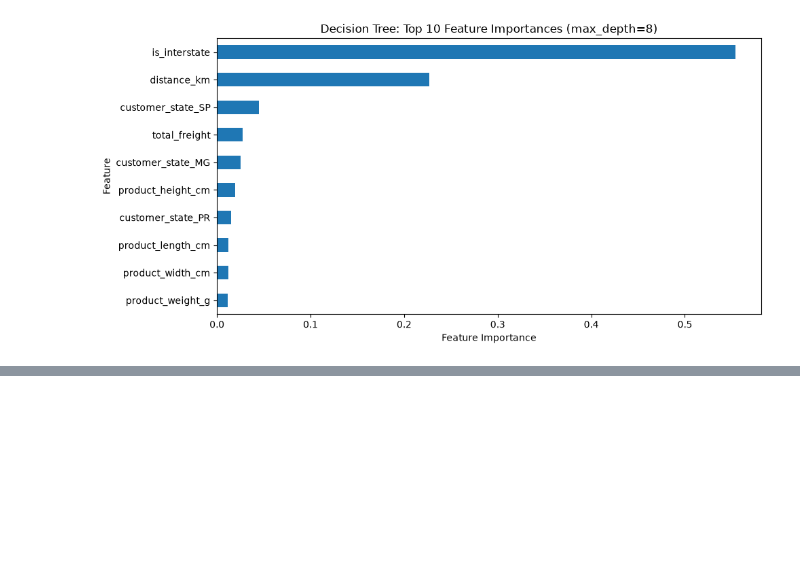
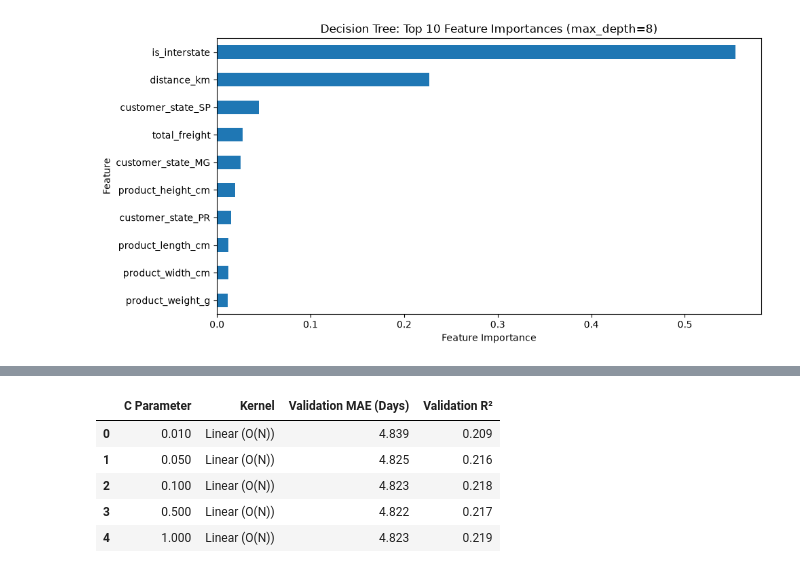
Before and after one commit to hemnath-28/ML-Evaulation-, a Jupyter notebook: regression.ipynb, the cells around one changed output, grey strips where cells are left out. Drawn from its saved outputs; the diff is of its cells as text; code cells hidden in the pictures; blank space fills up the shorter version.

Commit message:
Gradient Boosting Regressor,Support Vector Regressor

```diff
--- a/regression.ipynb
+++ b/regression.ipynb
@@ -2318,0 +2433,91 @@ Best Validation R²: 0.2609
+# %%
+# ============================================================
+# ALGORITHM 9: Support Vector Regression (LinearSVR — O(N) Efficiency)
+# Rubric: Scale features first; tune C and kernel
+# Efficient O(N) Protocol: Linear kernel via LIBLINEAR with C tuning
+# ============================================================
+import pandas as pd
+import numpy as np
+from sklearn.svm import LinearSVR
+from sklearn.model_selection import train_test_split
+from sklearn.metrics import mean_absolute_error, mean_squared_error, r2_score
+
+# ------------------------------------------------------------
+# 1. Validation Split from Training Data (80% Train-Sub / 20% Val)
+# (Keeps X_test completely untouched and unbiased)
+# ------------------------------------------------------------
+X_tr, X_val, y_tr, y_val = train_test_split(
+    X_train_scaled,
+    y_train,
+    test_size=0.20,
+    random_state=42
+)
+
+# ------------------------------------------------------------
+# 2. Tune Regularization Parameter C using LinearSVR (O(N) Complexity)
+# Testing C across orders of magnitude: 0.01, 0.05, 0.1, 0.5, 1.0
+# ------------------------------------------------------------
+C_values = [0.01, 0.05, 0.1, 0.5, 1.0]
+svr_comparison = []
+best_C = None
+best_val_r2 = -float('inf')
+
+print("⏳ Tuning LinearSVR across C values in O(N) linear time...")
+
+for c in C_values:
+    # LinearSVR uses the optimized LIBLINEAR coordinate descent solver
+    model = LinearSVR(C=c, max_iter=5000, dual='auto', random_state=42)
+    model.fit(X_tr, y_tr)
+
+    y_val_pred = model.predict(X_val)
+    val_r2 = r2_score(y_val, y_val_pred)
+    val_mae = mean_absolute_error(y_val, y_val_pred)
+
+    svr_comparison.append({
+        'C Parameter': c,
+        'Kernel': 'Linear (O(N))',
+        'Validation MAE (Days)': round(val_mae, 3),
+        'Validation R²': round(val_r2, 4)
+    })
+
+    if val_r2 > best_val_r2:
+        best_val_r2 = val_r2
+        best_C = c
+
+# Display tuning comparison table
+print("\n=== 📊 LINEARSVR: REGULARIZATION PARAMETER C COMPARISON ===")
+display(pd.DataFrame(svr_comparison))
+print(f"🏆 Optimal Configuration Selected: C = {best_C} (Best Val R²: {best_val_r2:.4f})")
+
+# ------------------------------------------------------------
+# 3. Fit Selected Model on Full Training Data & Test ONCE
+# ------------------------------------------------------------
+print(f"\n⏳ Fitting final LinearSVR(C={best_C}) on full X_train_scaled (76k rows)...")
+best_svr = LinearSVR(C=best_C, max_iter=5000, dual='auto', random_state=42)
+best_svr.fit(X_train_scaled, y_train)
+
+# Final single evaluation on test set
+y_train_pred = best_svr.predict(X_train_scaled)
+y_test_pred  = best_svr.predict(X_test_scaled)
+
+train_mse = mean_squared_error(y_train, y_train_pred)
+test_mse  = mean_squared_error(y_test, y_test_pred)
+
+svr_metrics = {
+    'Algorithm': f'Support Vector Regressor (LinearSVR, C={best_C})',
+    'Train MAE': round(mean_absolute_error(y_train, y_train_pred), 3),
+    'Test MAE':  round(mean_absolute_error(y_test, y_test_pred), 3),
+    'Train MSE': round(train_mse, 3),
+    'Test MSE':  round(test_mse, 3),
+    'Train RMSE':round(np.sqrt(train_mse), 3),
+    'Test RMSE': round(np.sqrt(test_mse), 3),
+    'Train R²':  round(r2_score(y_train, y_train_pred), 4),
+    'Test R²':   round(r2_score(y_test, y_test_pred), 4)
+}
+
+# Directly append to master results table
+master_results.append(svr_metrics)
+
+print("\n=== 📊 ALGORITHM 9: LINEARSVR FINAL 4-METRIC AUDIT ===")
+display(pd.DataFrame([svr_metrics]))
+# %% [output]
@@ -2318,0 +2527,6 @@ Best Validation R²: 0.2609
+|  | C Parameter | Kernel | Validation MAE (Days) | Validation R² |
+| 0 | 0.010 | Linear (O(N)) | 4.839 | 0.209 |
+| 1 | 0.050 | Linear (O(N)) | 4.825 | 0.216 |
+| 2 | 0.100 | Linear (O(N)) | 4.823 | 0.218 |
+| 3 | 0.500 | Linear (O(N)) | 4.822 | 0.217 |
+| 4 | 1.000 | Linear (O(N)) | 4.823 | 0.219 |
```
Also changed, not shown: parts of 2 cells of this notebook.
